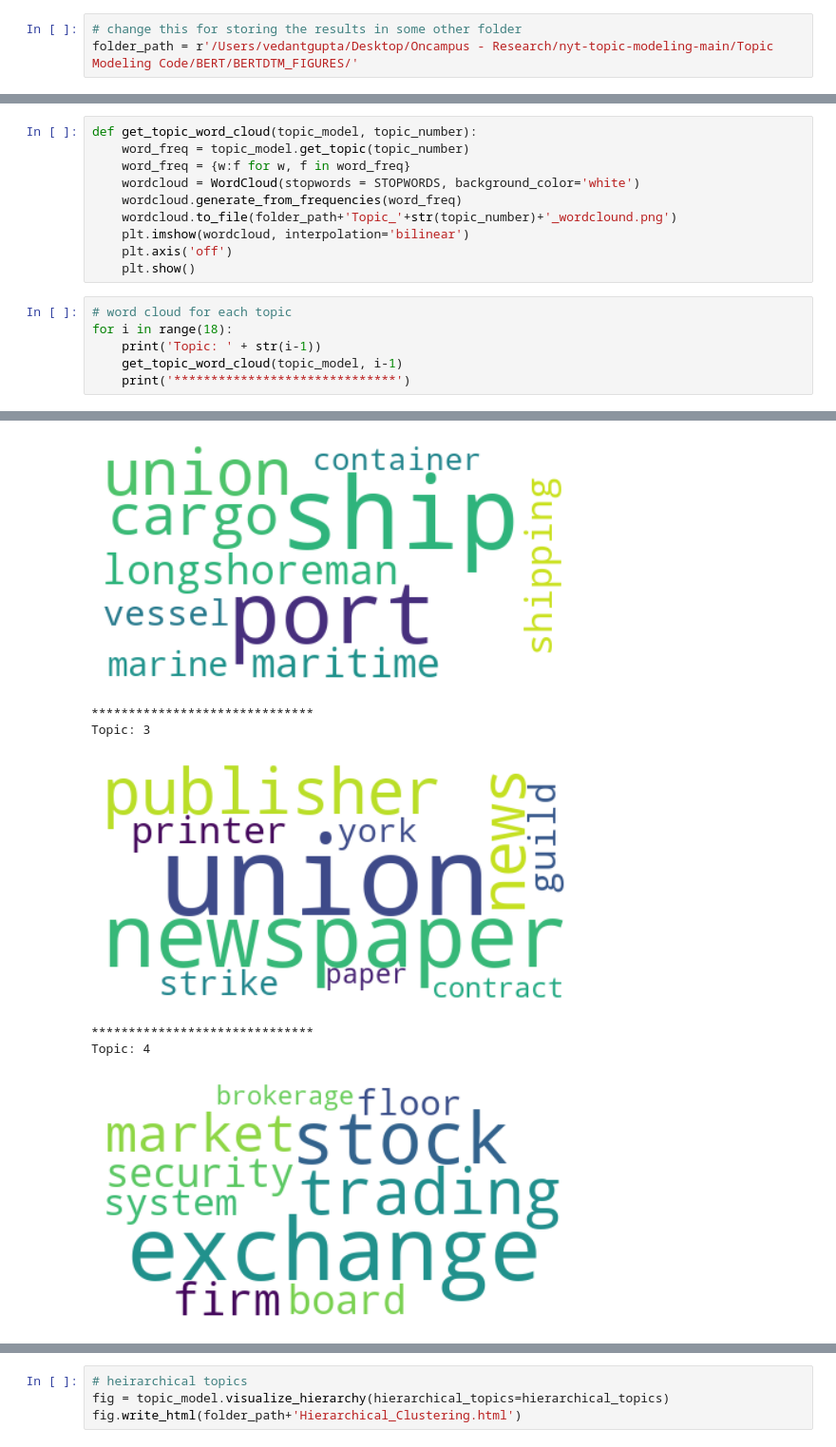
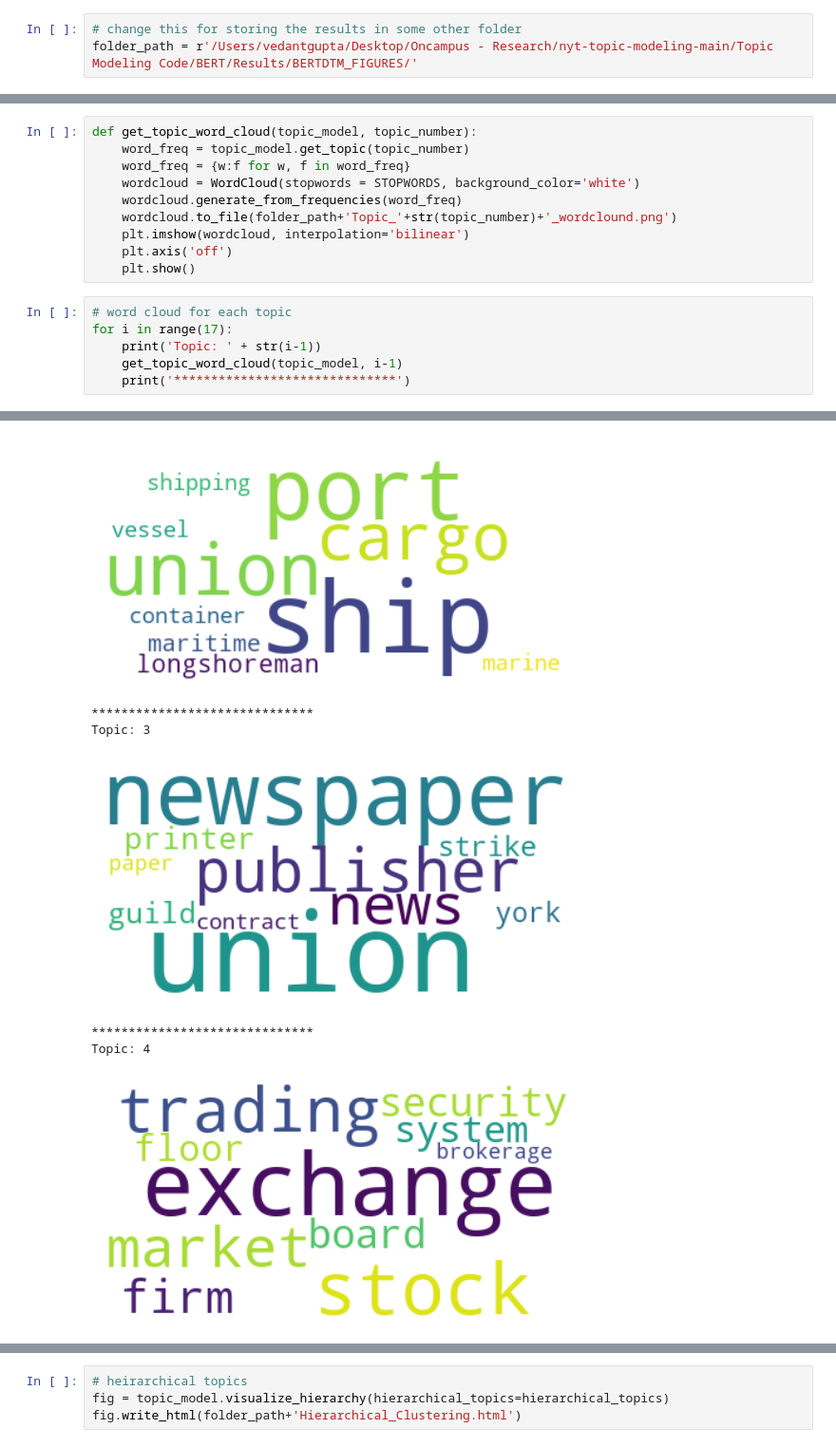
Before and after one commit to RutgersComLab/nyt-topic-modeling, a Jupyter notebook: Vedant/Topic Modeling/BERT/BERTDTM_FINAL.ipynb, the cells around one changed output, grey strips where cells are left out. Shown at 95% size. Drawn from its saved outputs; the diff is of its cells as text.

Commit message:
Removed Topic 7

```diff
--- a/Vedant/Topic Modeling/BERT/BERTDTM_FINAL.ipynb
+++ b/Vedant/Topic Modeling/BERT/BERTDTM_FINAL.ipynb
@@ -141,7 +145,7 @@ Topic Info:
 #### Visualize Topics
 # %%
 # change this for storing the results in some other folder
-folder_path = r'/Users/vedantgupta/Desktop/Oncampus - Research/nyt-topic-modeling-main/Topic Modeling Code/BERT/BERTDTM_FIGURES/'
+folder_path = r'/Users/vedantgupta/Desktop/Oncampus - Research/nyt-topic-modeling-main/Topic Modeling Code/BERT/Results/BERTDTM_FIGURES/'
 # %%
 # Topic distance map
 fig = topic_model.visualize_topics()
@@ -169,7 +168,7 @@ def get_topic_word_cloud(topic_model, topic_number):
     plt.show()
 # %%
 # word cloud for each topic
-for i in range(18):
+for i in range(17):
     print('Topic: ' + str(i-1))
     get_topic_word_cloud(topic_model, i-1)
     print('******************************')
@@ -185,9 +184,9 @@ Topic: 1
 ******************************
 Topic: 2
-[figure, old version]
+[figure, new version]
 ******************************
 Topic: 3
-[figure, old version]
+[figure, new version]
 ******************************
 Topic: 4
-[figure, old version]
+[figure, new version]
```
Also changed, not shown: parts of 10 cells of this notebook, 28 other files.
